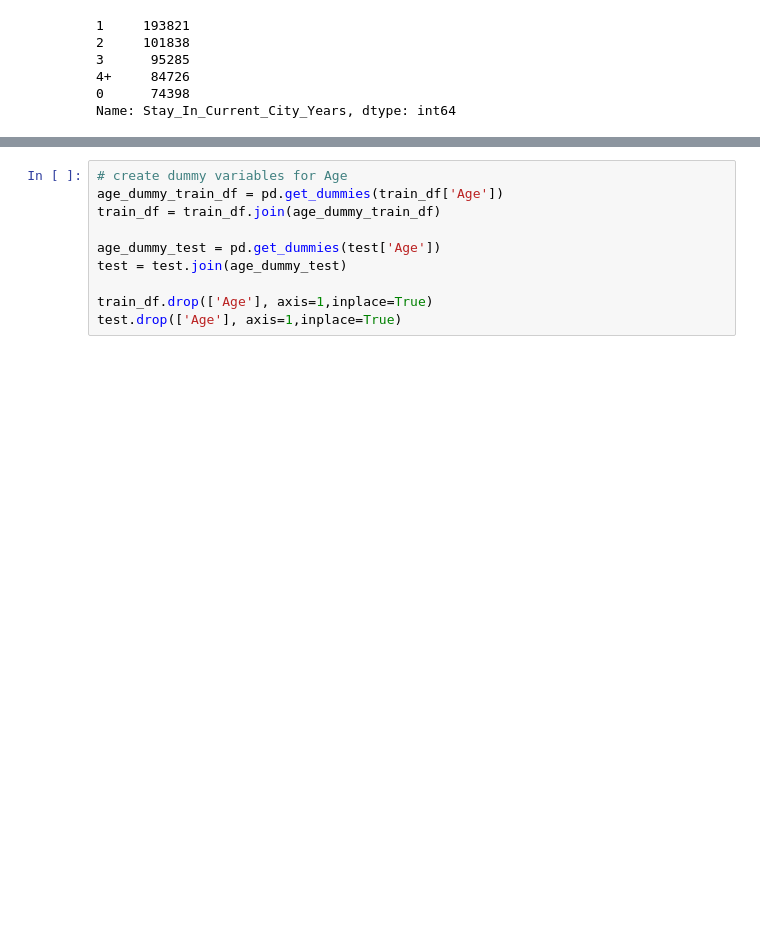
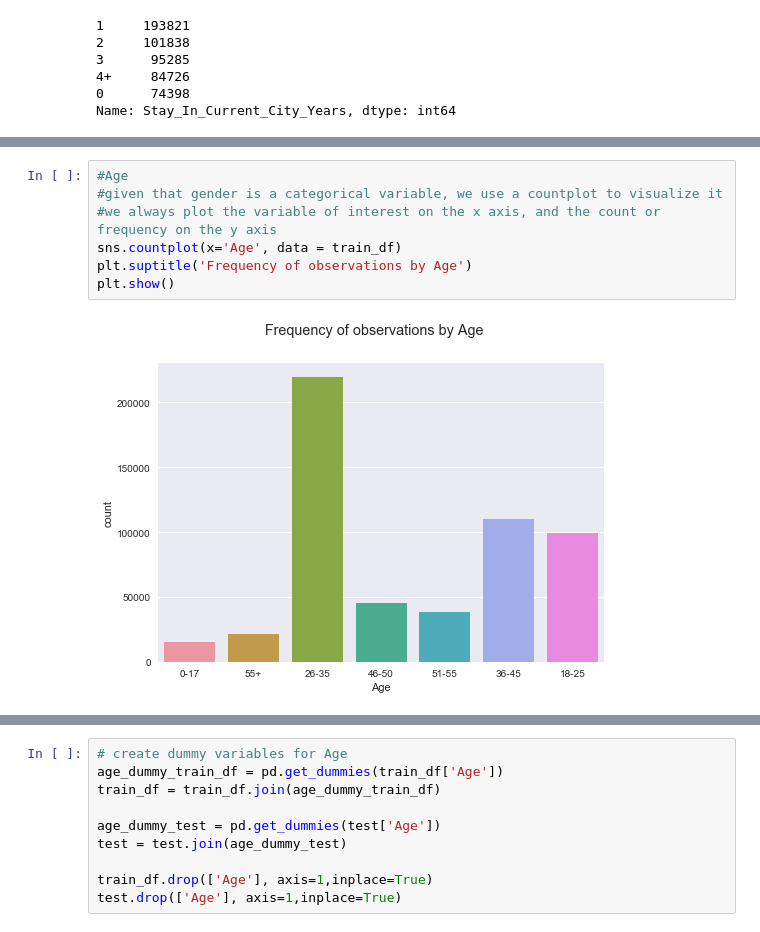
Before and after one commit to MallikarjunNamagiri/Python-Programming, a Jupyter notebook: BlackFriday/BlackFriday.ipynb, the cells around one changed output, grey strips where cells are left out. Drawn from its saved outputs; the diff is of its cells as text; blank space fills up the shorter version.

```diff
--- a/BlackFriday/BlackFriday.ipynb
+++ b/BlackFriday/BlackFriday.ipynb
@@ -134,0 +125,9 @@ Name: Stay_In_Current_City_Years, dtype: int64
+# %%
+#Age
+#given that gender is a categorical variable, we use a countplot to visualize it
+#we always plot the variable of interest on the x axis, and the count or frequency on the y axis
+sns.countplot(x='Age', data = train_df)
+plt.suptitle('Frequency of observations by Age')
+plt.show()
+# %% [output]
+[figure, added]
```
Also changed, not shown: parts of 33 cells of this notebook.
